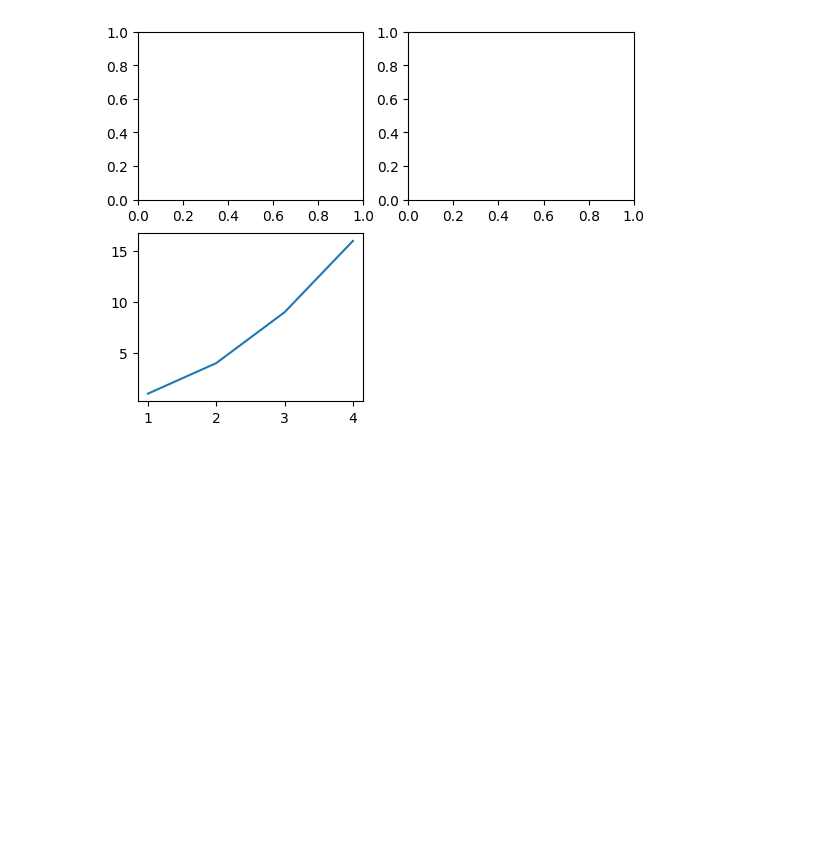
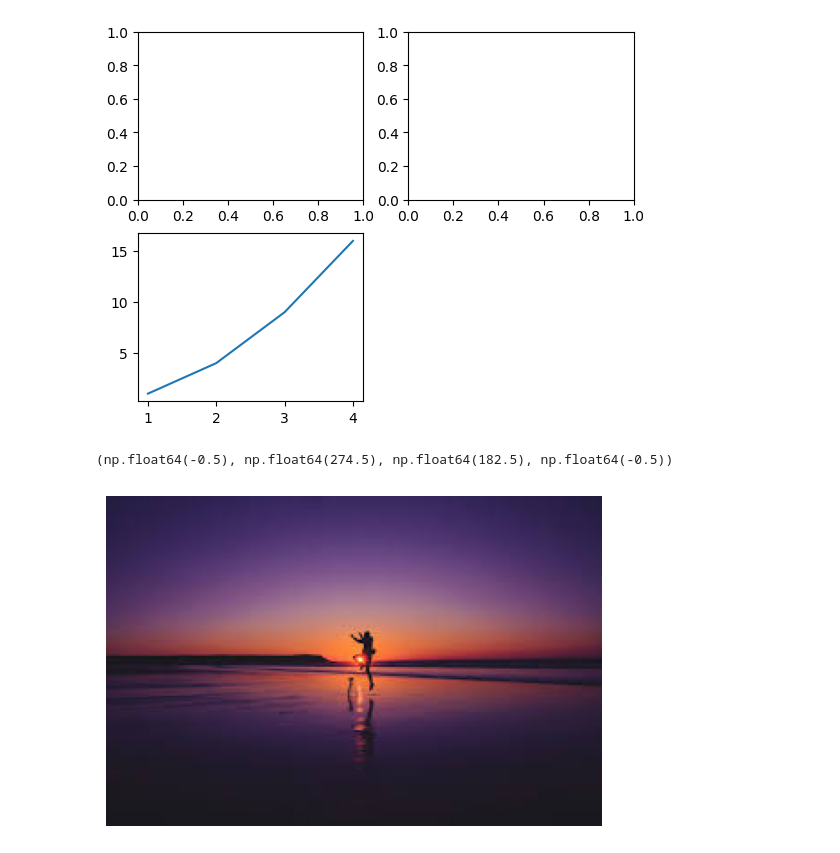
Before and after one commit to Mamun123123123/Python, a Jupyter notebook: y.ipynb, the cells around one changed output. Drawn from its saved outputs; the diff is of its cells as text; code cells hidden in the pictures; blank space fills up the shorter version.

```diff
--- a/y.ipynb
+++ b/y.ipynb
@@ -27,3 +27,11 @@ plt.plot(x,y)
 # %% [output]
 [<matplotlib.lines.Line2D at 0x...>]
 [figure]
+# %%
+import matplotlib.image as mpimg
+img = mpimg.imread("D:\python\images.jfif")
+plt.imshow(img)
+plt.axis('off')
+# %% [output]
+(np.float64(-0.5), np.float64(274.5), np.float64(182.5), np.float64(-0.5))
+[figure, added]
```
Also changed, not shown: parts of 2 cells of this notebook.
